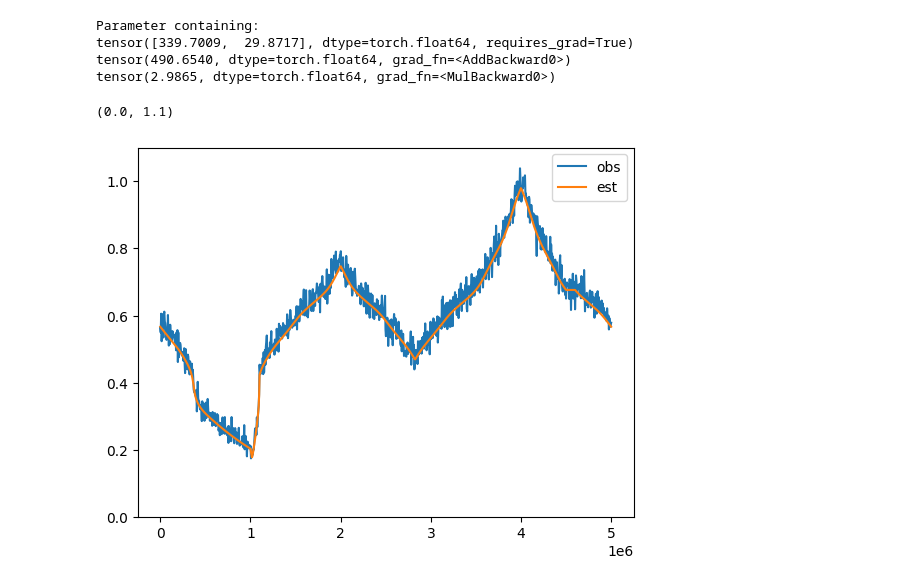
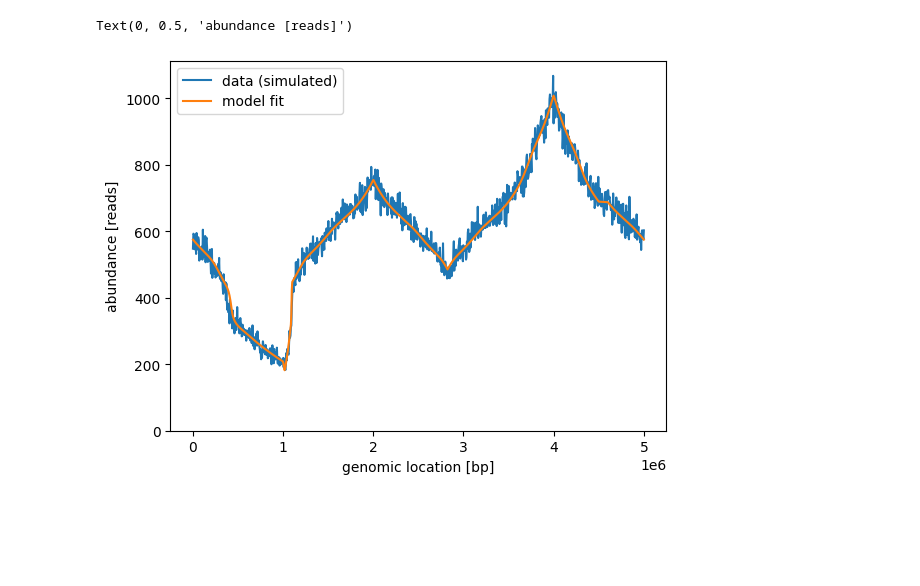
Before and after one commit to oist/VeloGP, a Jupyter notebook: velogp/test_velocity_estimation.ipynb, the cells around one changed output. Saved outputs shown, nothing was run; the diff lists cells and outputs as text; code cells hidden in the pictures; blank space fills up the shorter version.

```diff
--- a/velogp/test_velocity_estimation.ipynb
+++ b/velogp/test_velocity_estimation.ipynb
@@ -44,22 +44,11 @@ fit.optimize()
-# %%
-print(fit.model.delay)
-print(fit.loss())
-print(fit.model.penalty())
-# %% [output]
-Parameter containing:
-tensor([339.7009,  29.8717], dtype=torch.float64, requires_grad=True)
-tensor(490.6540, dtype=torch.float64, grad_fn=<AddBackward0>)
-tensor(2.9865, dtype=torch.float64, grad_fn=<MulBackward0>)
-# %%
-p = m.P(x).detach().numpy()
-ptrue = mtrue.P(x).detach().numpy()
-pyplot.plot(x, (numpy.mean(ptrue) * y_obs / numpy.mean(y_obs)), label="obs")
-#pyplot.plot(x, ptrue, label="true")
-pyplot.plot(x, p, label="est")
-#pyplot.plot(x, ptrue, label="true")
-pyplot.legend()
-pyplot.ylim([0.0, 1.1])
-# %% [output]
-(0.0, 1.1)
-[figure, removed]
+# %%
+pyplot.plot(fit.loss.x, fit.loss.y_obs.detach(), label="data (simulated)")
+pyplot.plot(fit.loss.x, fit.loss.y_pred().detach(), label="model fit")
+pyplot.legend()
+pyplot.ylim(ymin=0)
+pyplot.xlabel("genomic location [bp]")
+pyplot.ylabel("abundance [reads]")
+# %% [output]
+Text(0, 0.5, 'abundance [reads]')
+[figure, added]
 # %%
```
Also changed, not shown: parts of 2 cells of this notebook, 2 other files.
